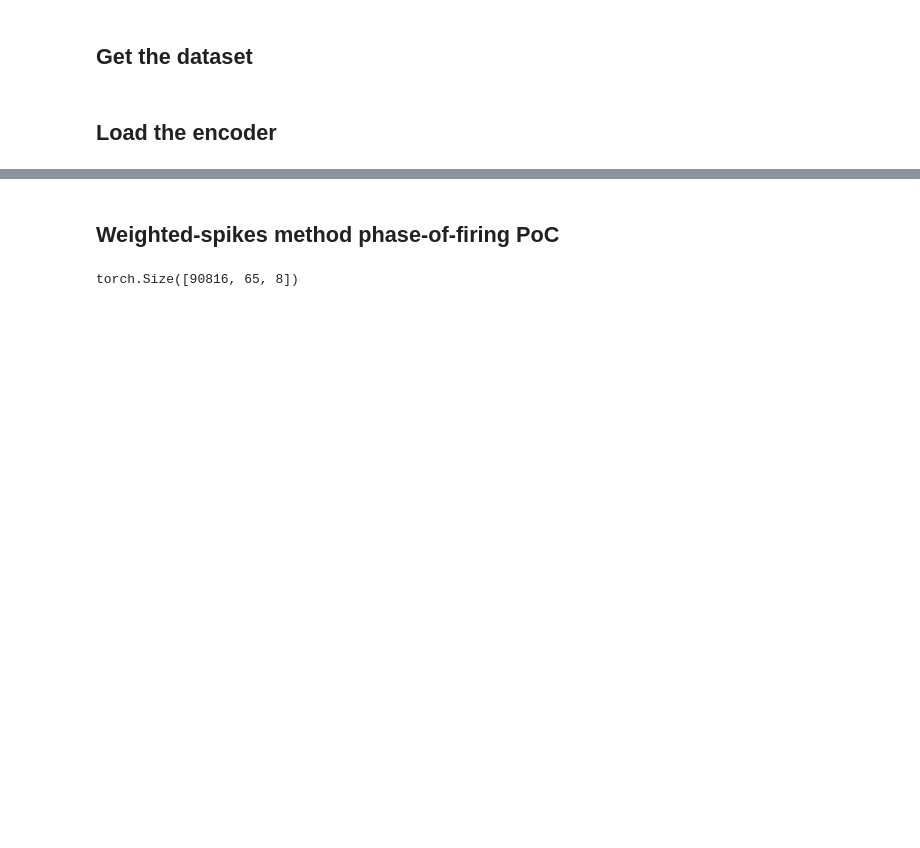
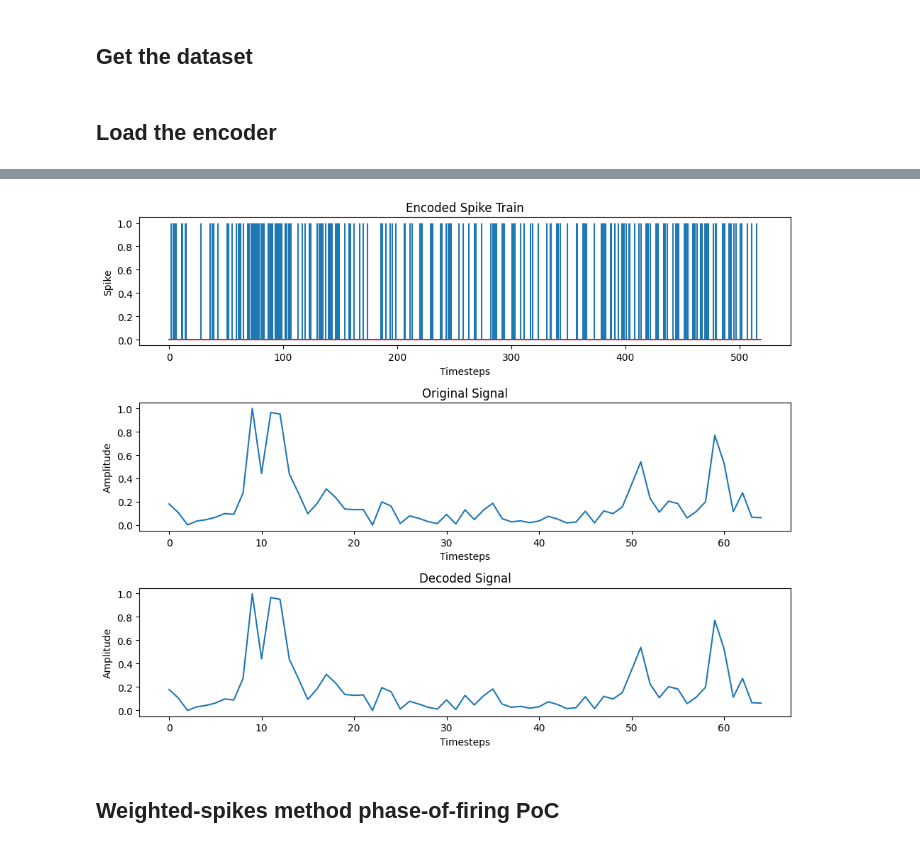
Before and after one commit to sin22766/snn-encoder-test, a Jupyter notebook: encoder-test.ipynb, the cells around one changed output, grey strips where cells are left out. Saved outputs shown, nothing was run; the diff lists cells and outputs as text; code cells hidden in the pictures; blank space fills up the shorter version.

```diff
--- a/encoder-test.ipynb
+++ b/encoder-test.ipynb
@@ -113,2 +123,12 @@ plot_coding(normalized_magnitudes[0,0,0,:], encoded_data[0,0,0,:], decoded_data[
+# %%
+from encoder import PhaseEncoderExpand
+
+phase_encoder = PhaseEncoderExpand(phase_window=8)
+encoded_data = phase_encoder.encode(normalized_magnitudes)
+decoded_data = phase_encoder.decode(encoded_data)
+# %%
+plot_coding(normalized_magnitudes[0,0,0,:], encoded_data[0,0,0,:], decoded_data[0,0,0,:])
+# %% [output]
+[figure, added]
 # %% [markdown]
 ## Weighted-spikes method phase-of-firing PoC
@@ -121,9 +134,0 @@ decoded_data = phase_encoder.decode(encoded_data)
-# %%
-batch, channels, freqs, time_steps = encoded_data.shape
-
-time_steps = time_steps // 8
-
-x_clone = encoded_data.clone().reshape(batch * channels * freqs, time_steps, 8)
-x_clone.shape
-# %% [output]
-torch.Size([90816, 65, 8])
```
Also changed, not shown: parts of 8 cells of this notebook, 2 other files.
